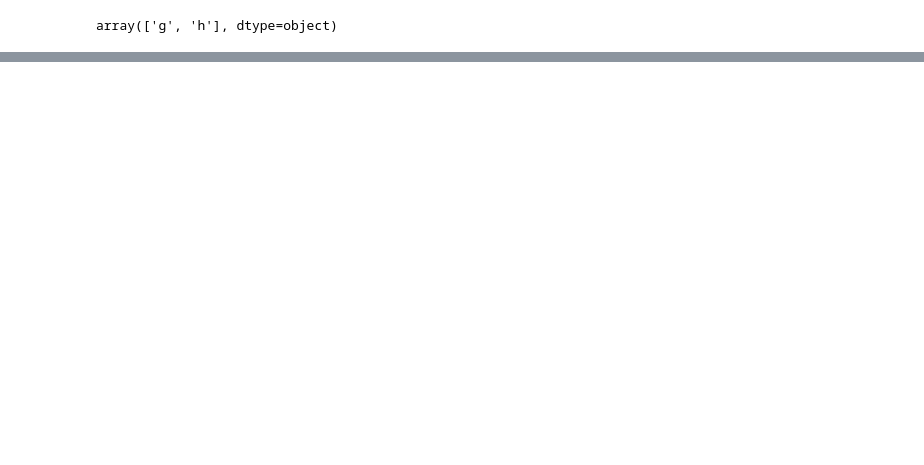
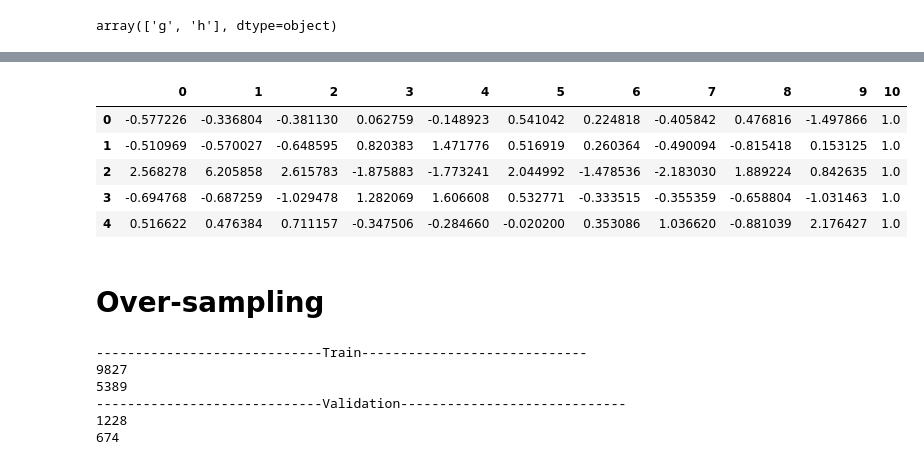
Before and after one commit to BahruzHuseynov/Machine_Learning_Course, a Jupyter notebook: Untitled0.ipynb, the cells around one changed output, grey strips where cells are left out. Saved outputs shown, nothing was run; the diff lists cells and outputs as text; code cells hidden in the pictures; blank space fills up the shorter version.

```diff
--- a/Untitled0.ipynb
+++ b/Untitled0.ipynb
@@ -83,0 +178,54 @@ df1["class"] = (df["class"] == "g").astype(int)
+# %%
+from sklearn.preprocessing import StandardScaler
+# https://scikit-learn.org/stable/modules/generated/sklearn.preprocessing.StandardScaler.html
+
+def scale_dataset(df): # Youtube code
+  X = df[df.columns[:-1]].values
+  y = df[df.columns[-1]].values
+
+  scale = StandardScaler()
+  X_scaled = scale.fit_transform(X)
+
+  data = np.hstack((X_scaled, np.reshape(y, (-1, 1)))) # https://www.geeksforgeeks.org/numpy-hstack-in-python/
+  return pd.DataFrame(data, columns = df.columns), X_scaled, y
+
+def scale_dataset2(df):  # My code
+  X = df[df.columns[:-1]]
+  y = df[df.columns[-1]]
+
+  scale = StandardScaler()
+  X_scaled = scale.fit_transform(X)
+
+  #-------------------------------------------------------------------------
+  # From here there are two ways
+  # data =  pd.DataFrame(X_scaled, columns = cols[:-1])
+  # data[cols[-1]] = y
+
+  X_scaled = pd.DataFrame(X_scaled)
+  data = pd.concat([X_scaled, y], axis=1)
+  return data, X_scaled, y
+
+scale_dataset(df1)[0].head()
+# %% [output]
+|  | 0 | 1 | 2 | 3 | 4 | 5 | 6 | 7 | 8 | 9 | 10 |
+| 0 | -0.577226 | -0.336804 | -0.381130 | 0.062759 | -0.148923 | 0.541042 | 0.224818 | -0.405842 | 0.476816 | -1.497866 | 1.0 |
+| 1 | -0.510969 | -0.570027 | -0.648595 | 0.820383 | 1.471776 | 0.516919 | 0.260364 | -0.490094 | -0.815418 | 0.153125 | 1.0 |
+| 2 | 2.568278 | 6.205858 | 2.615783 | -1.875883 | -1.773241 | 2.044992 | -1.478536 | -2.183030 | 1.889224 | 0.842635 | 1.0 |
+| 3 | -0.694768 | -0.687259 | -1.029478 | 1.282069 | 1.606608 | 0.532771 | -0.333515 | -0.355359 | -0.658804 | -1.031463 | 1.0 |
+| 4 | 0.516622 | 0.476384 | 0.711157 | -0.347506 | -0.284660 | -0.020200 | 0.353086 | 1.036620 | -0.881039 | 2.176427 | 1.0 |
+# %% [markdown]
+# **Over-sampling**
+# %%
+print("-----------------------------Train-----------------------------")
+print(len(train[train["class"]==1]))  # gamma
+print(len(train[train["class"]==0]))  # hadron
+print("-----------------------------Validation-----------------------------")
+print(len(validation[validation["class"]==1]))  # gamma
+print(len(validation[validation["class"]==0]))  # hadron
+# %% [output]
+-----------------------------Train-----------------------------
+9827
+5389
+-----------------------------Validation-----------------------------
+1228
+674
```
Also changed, not shown: parts of 19 cells of this notebook.
